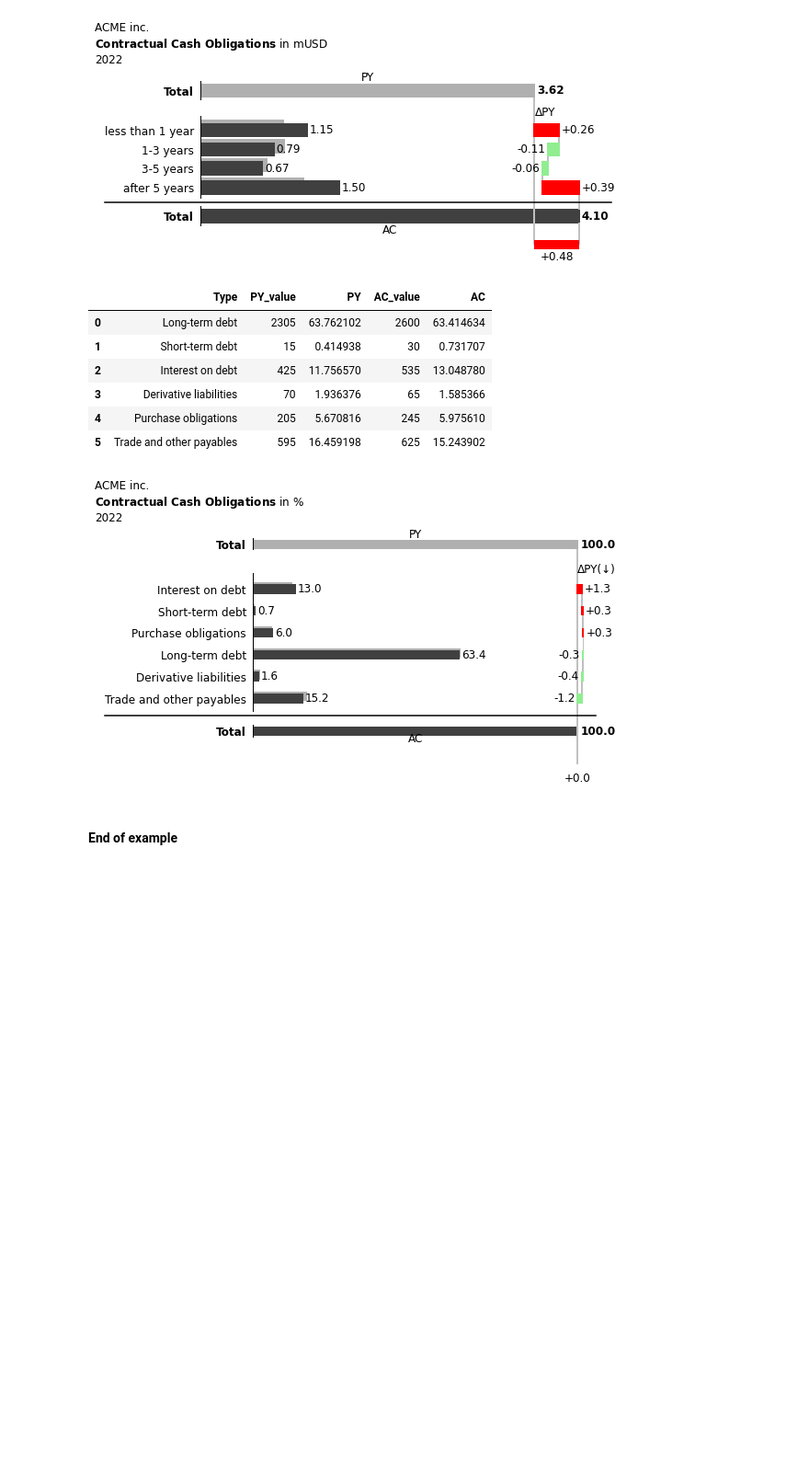
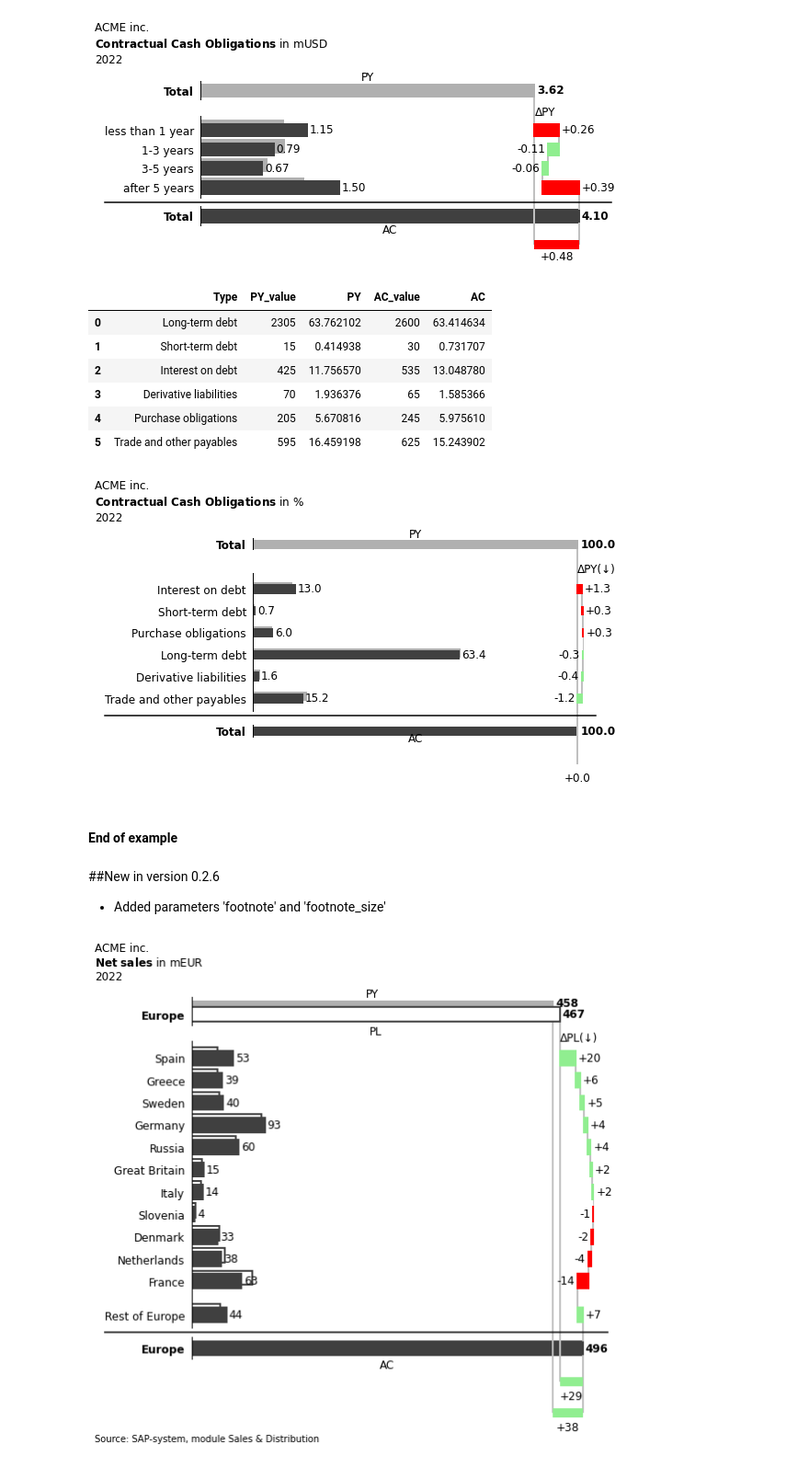
Before and after one commit to MarcelW1323/clean_business_chart, a Jupyter notebook: Welcome_to_the_BarWithWaterfall_from_Clean_Business_Chart.ipynb, the cells around one changed output. Shown at 92% size. Drawn from its saved outputs; the diff is of its cells as text; code cells hidden in the pictures; blank space fills up the shorter version.

Commit message:
Version 0.2.6

```diff
--- a/Welcome_to_the_BarWithWaterfall_from_Clean_Business_Chart.ipynb
+++ b/Welcome_to_the_BarWithWaterfall_from_Clean_Business_Chart.ipynb
@@ -404,3 +416,48 @@ chart3 = cbc.BarWithWaterfall(data=df,                  # Assign the dataset to
 [figure]
 # %% [markdown]
 #### End of example
+# %% [markdown]
+##New in version 0.2.6
+
+* Added parameters 'footnote' and 'footnote_size'
+# %%
+# Example for version 0.2.6
+
+import clean_business_chart as cbc   # cbc is an abbreviation making it easier to make a call to the parts of the package
+
+# Declare an empty dictionary called 'title_dict' to store title-values
+title_dict = dict()
+
+# Fill the title-values
+title_dict['Reporting_unit']   = 'ACME inc.'           # Name of the company or the department
+title_dict['Business_measure'] = 'Net sales'           # Name of the business measure
+title_dict['Unit']             = 'EUR'                 # Unit: USD or EUR (monetary) or # (count)
+title_dict['Time']             = '2022'                # More specific information about the time selection
+
+# Fill the data to be visualized in this dataset
+dataset =  { 'HEADERS'      : ['PY','PL','AC','FC'],   # Special keyword 'HEADERS' to indicate the scenario of the value columns
+             'Spain'        : [ 30 , 33 , 53 ,  0 ],
+             'Greece'       : [ 38 , 33 , 39 ,  0 ],
+             'Sweden'       : [ 38 , 35 , 40 ,  0 ],
+             'Germany'      : [ 90 , 89 , 93 ,  0 ],
+             'Russia'       : [ 60 , 56 , 60 ,  0 ],
+             'Italy'        : [ 15 , 12 , 14 ,  0 ],
+             'Great Britain': [ 15 , 13 , 15 ,  0 ],
+             'Slovenia'     : [  4 ,  5 ,  4 ,  0 ],
+             'Denmark'      : [ 29 , 35 , 33 ,  0 ],
+             'Netherlands'  : [ 39 , 42 , 38 ,  0 ],
+             'France'       : [ 60 , 77 , 63 ,  0 ],
+             'OTHER'        : [ 40 , 37 , 44 ,  0 ]}   # Special keyword 'OTHERS' to indicate the row with the remaining values
+
+chart4 = cbc.BarWithWaterfall(data=dataset,             # Assign the dataset to the parameter data
+                              title=title_dict,         # Assign the title_dict to the parameter title
+                              compare_scenarios='AC',   # Which is the main scenario in the detail part of the chart
+                              total_text="Europe",      # What is the title of the total bars (default: 'Total')
+                              force_zero_decimals=True, # Force the output to have no decimals
+                              other="Rest of Europe",   # What is the title of the other bar (default: 'OTHER')
+                              footnote = "Source: SAP-system, module Sales & Distribution",  # Footnote information           (NEW in 0.2.6)
+                              footnote_size = 'small',  # Only 'small' and 'normal' supported. 'normal' is the default value  (NEW in 0.2.6)
+                              multiplier='m')           # Multiplier will be used in the title and will also
+                                                        #      be used with optimizations
+# %% [output]
+[figure, added]
```
Also changed, not shown: parts of 6 cells of this notebook, 5 other files.
